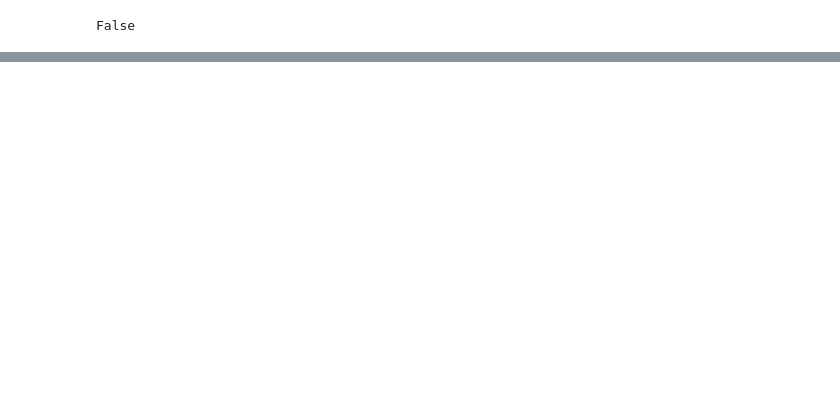
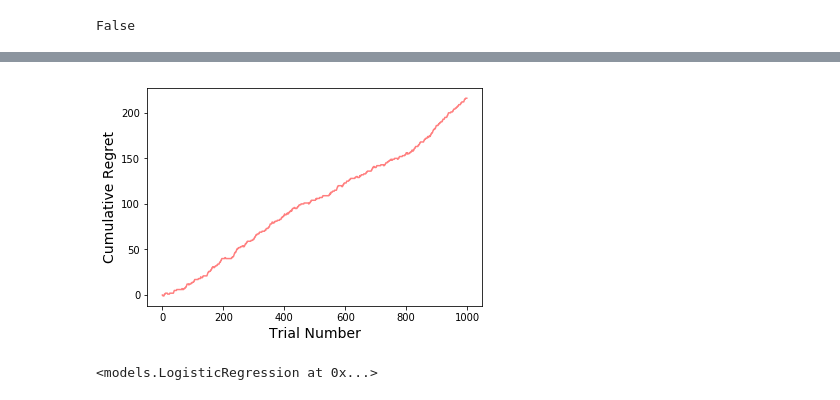
Before and after one commit to banditry/banditry, a Jupyter notebook: notebooks/environment-impl.ipynb, the cells around one changed output, grey strips where cells are left out. Drawn from its saved outputs; the diff is of its cells as text; code cells hidden in the pictures; blank space fills up the shorter version.

```diff
--- a/notebooks/environment-impl.ipynb
+++ b/notebooks/environment-impl.ipynb
@@ -343,0 +381,3 @@ plot_cum_regret(all_rewards, optimal_rewards);
+# %%
+results = cmab_env.metrics.as_df()
+results.head()
@@ -343,0 +393,13 @@ plot_cum_regret(all_rewards, optimal_rewards);
+# %%
+plot_cum_regret(results['_reward_'].values, results['_optimal_reward_'].values);
+# %% [output]
+[figure, added]
+# %%
+num_covariates = cmab_env.num_predictors
+model = models.LogisticRegression(
+    m0=np.zeros(num_covariates),
+    P0=np.identity(num_covariates, dtype=np.float),
+    num_samples=2)  # first sample discarded as burnin
+model
+# %% [output]
+<models.LogisticRegression at 0x...>
```
Also changed, not shown: parts of 35 cells of this notebook, 3 other files.
